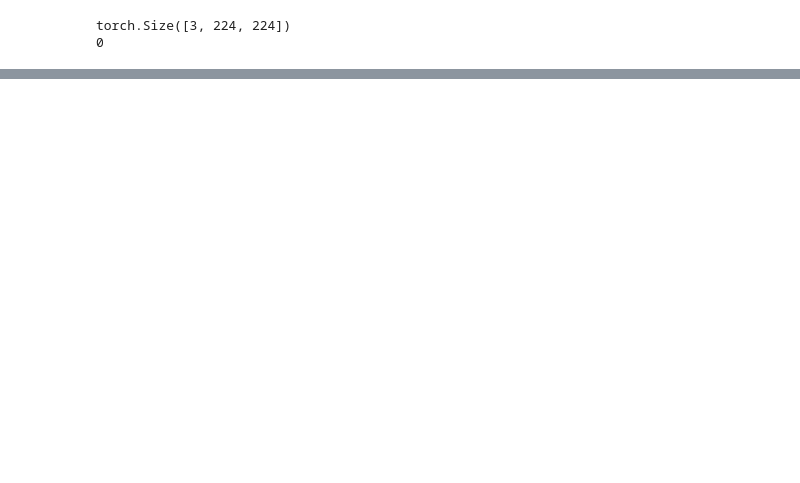
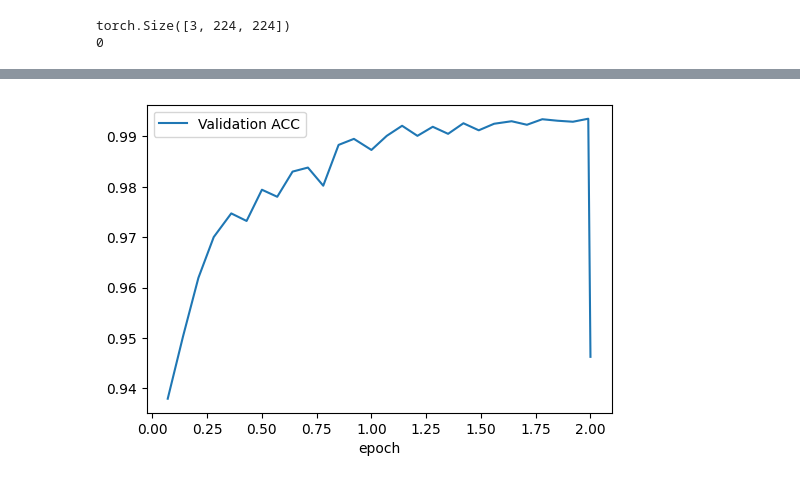
Before and after one commit to arindam369/MedMNIST-ViT, a Jupyter notebook: PathMNIST.ipynb, the cells around one changed output, grey strips where cells are left out. Drawn from its saved outputs; the diff is of its cells as text; code cells hidden in the pictures; blank space fills up the shorter version.

```diff
--- a/PathMNIST.ipynb
+++ b/PathMNIST.ipynb
@@ -257,0 +260,13 @@ precision, recall, f1_score, support
+# %%
+import pandas as pd
+
+loghistory = pd.DataFrame(trainer.state.log_history)
+loghistory = loghistory.fillna(0)
+loghistory = loghistory.groupby(['epoch']).sum()
+fig, ax = plt.subplots(figsize=(6, 4))  # Set the size here (width, height)
+loghistory[["eval_accuracy"]].plot(subplots=True, ax=ax)
+handles, labels = ax.get_legend_handles_labels()
+ax.legend(handles=handles, labels=['Validation ACC'], loc='best')
+plt.show()  # Display the plot
+# %% [output]
+[figure, added]
```
Also changed, not shown: parts of 29 cells of this notebook, 2 other files.
